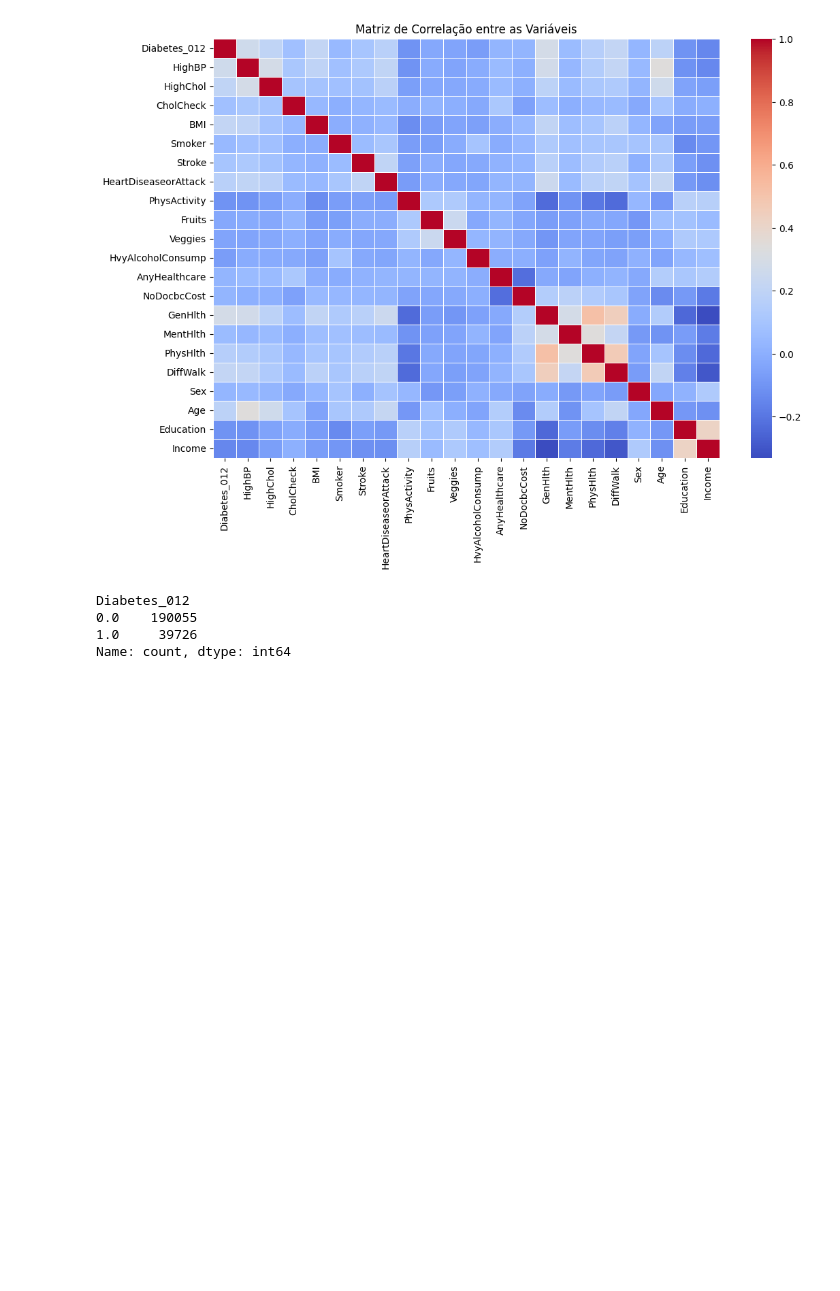
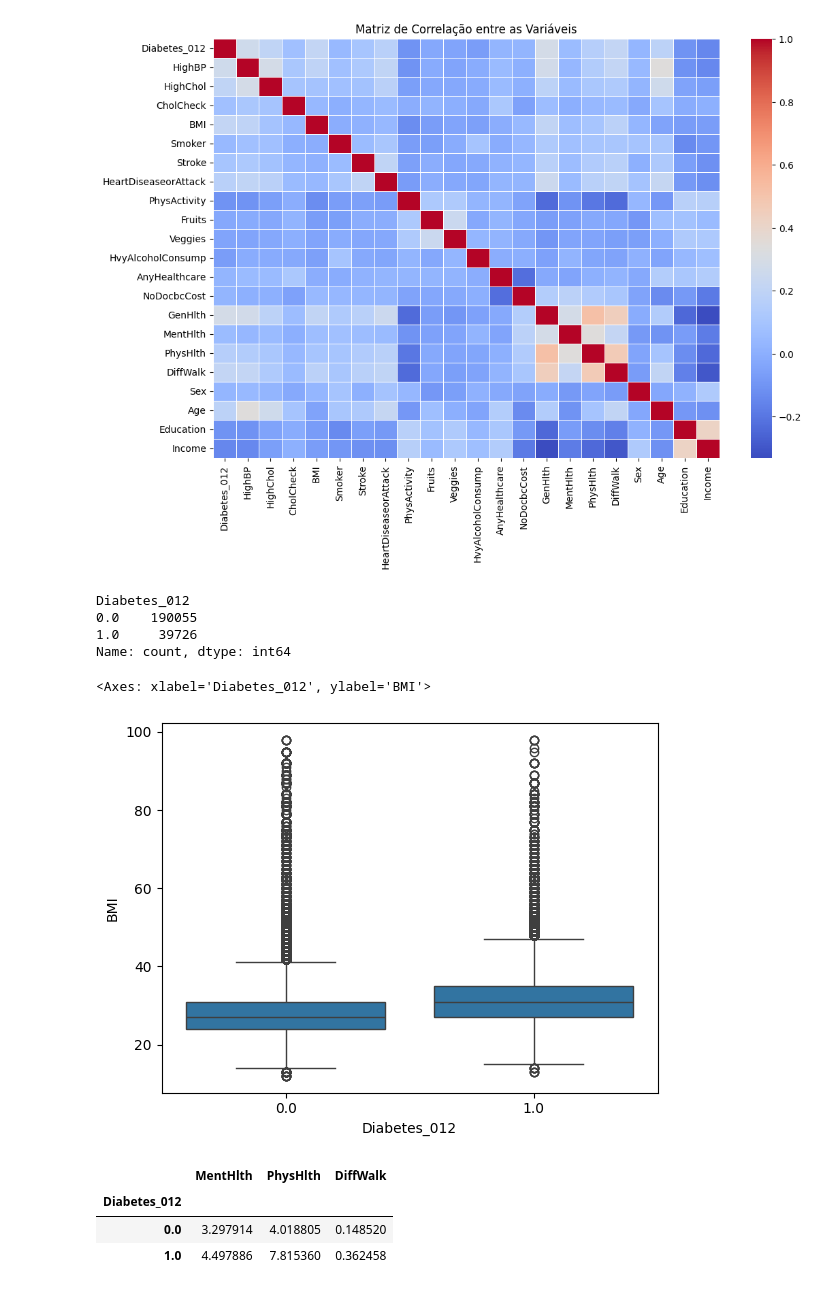
Before and after one commit to araujojv/Diabetes_Machine_learning, a Jupyter notebook: 03_Diabetes.ipynb, the cells around one changed output. Cells and saved outputs as stored; diff of their text form; code cells hidden in the pictures; blank space fills up the shorter version.

Commit message:
feat- mean menthlth, physhlth and diffwalk for diabetes_012

```diff
--- a/03_Diabetes.ipynb
+++ b/03_Diabetes.ipynb
@@ -180,3 +180,17 @@ Diabetes_012
 0.0    190055
 1.0     39726
 Name: count, dtype: int64
+# %%
+df.groupby('Diabetes_012').mean()
+import seaborn as sns
+sns.boxplot(data=df, x='Diabetes_012', y='BMI')
+# %% [output]
+<Axes: xlabel='Diabetes_012', ylabel='BMI'>
+[figure, added]
+# %%
+df.groupby('Diabetes_012')[['MentHlth', 'PhysHlth', 'DiffWalk']].mean()
+# %% [output]
+|  | MentHlth | PhysHlth | DiffWalk |
+| Diabetes_012 |  |  |  |
+| 0.0 | 3.297914 | 4.018805 | 0.148520 |
+| 1.0 | 4.497886 | 7.815360 | 0.362458 |
```
